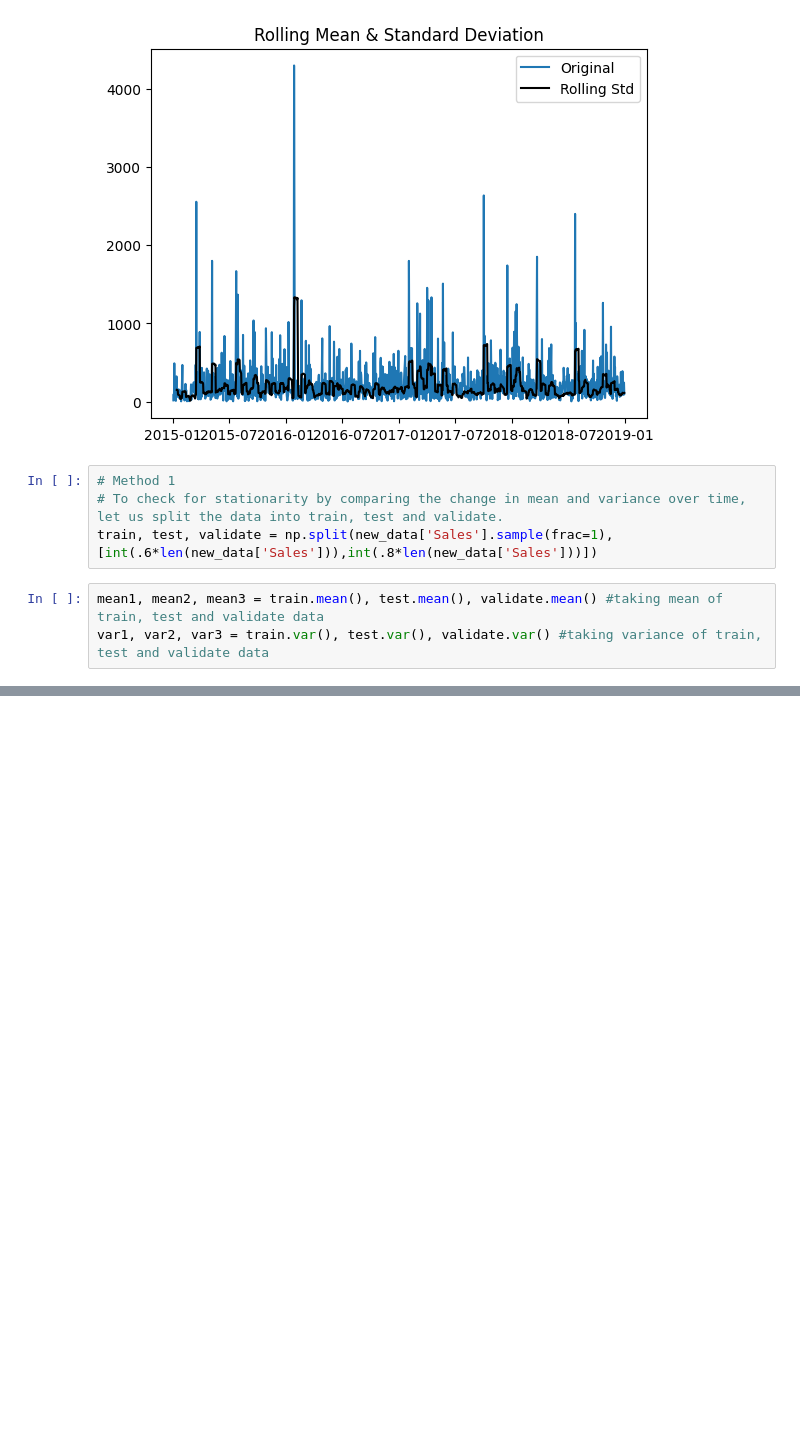
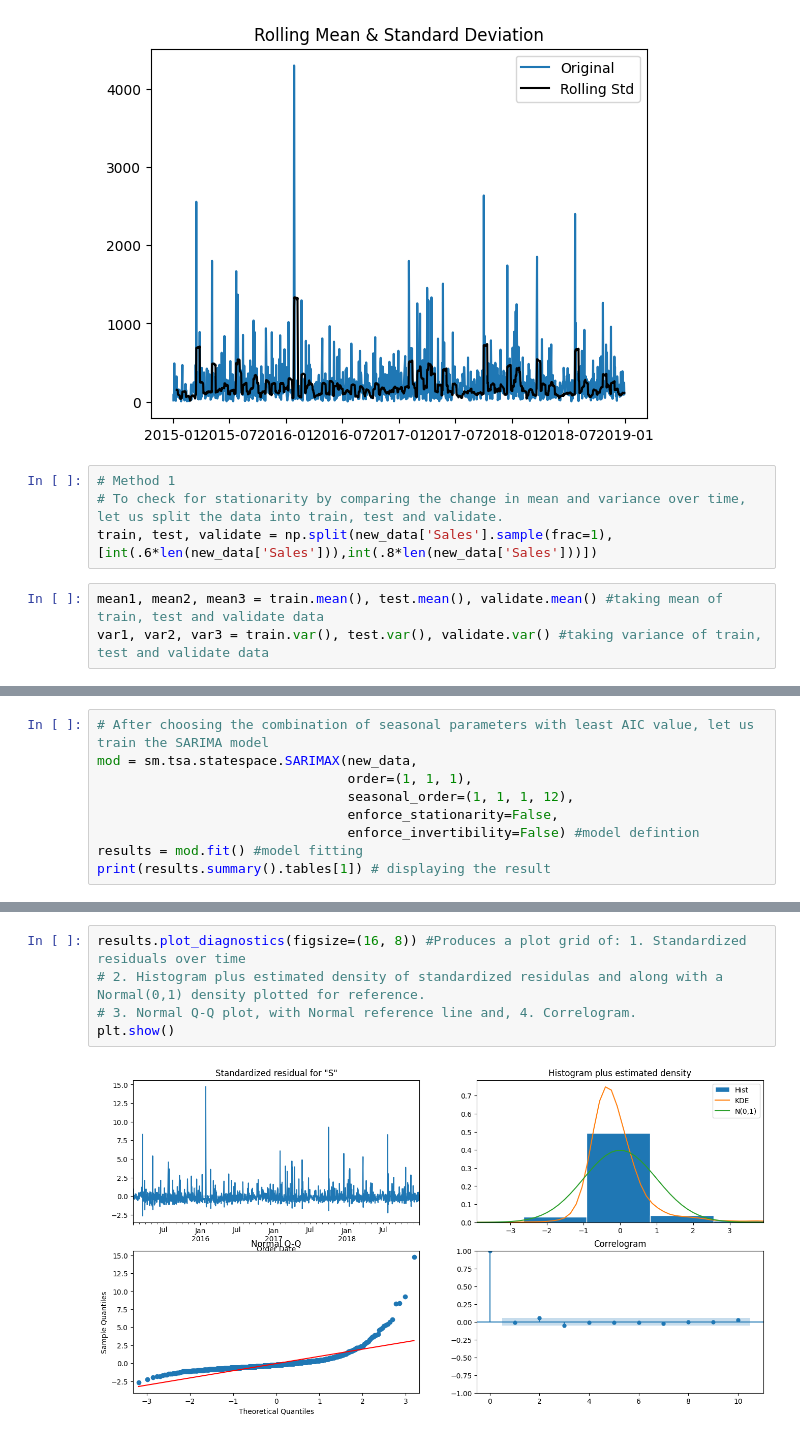
Before and after one commit to ArjunGhosh561/Sales-Forecast, a Jupyter notebook: model.ipynb, the cells around one changed output, grey strips where cells are left out. Drawn from its saved outputs; the diff is of its cells as text; blank space fills up the shorter version.

```diff
--- a/model.ipynb
+++ b/model.ipynb
@@ -269,0 +335,9 @@ Variance
+# %%
+# After choosing the combination of seasonal parameters with least AIC value, let us train the SARIMA model
+mod = sm.tsa.statespace.SARIMAX(new_data,
+                                order=(1, 1, 1),
+                                seasonal_order=(1, 1, 1, 12),
+                                enforce_stationarity=False,
+                                enforce_invertibility=False) #model defintion
+results = mod.fit() #model fitting
+print(results.summary().tables[1]) # displaying the result
@@ -269,0 +354,7 @@ Variance
+# %%
+results.plot_diagnostics(figsize=(16, 8)) #Produces a plot grid of: 1. Standardized residuals over time
+# 2. Histogram plus estimated density of standardized residulas and along with a Normal(0,1) density plotted for reference.
+# 3. Normal Q-Q plot, with Normal reference line and, 4. Correlogram.
+plt.show()
+# %% [output]
+[figure, added]
```
Also changed, not shown: parts of 12 cells of this notebook.
